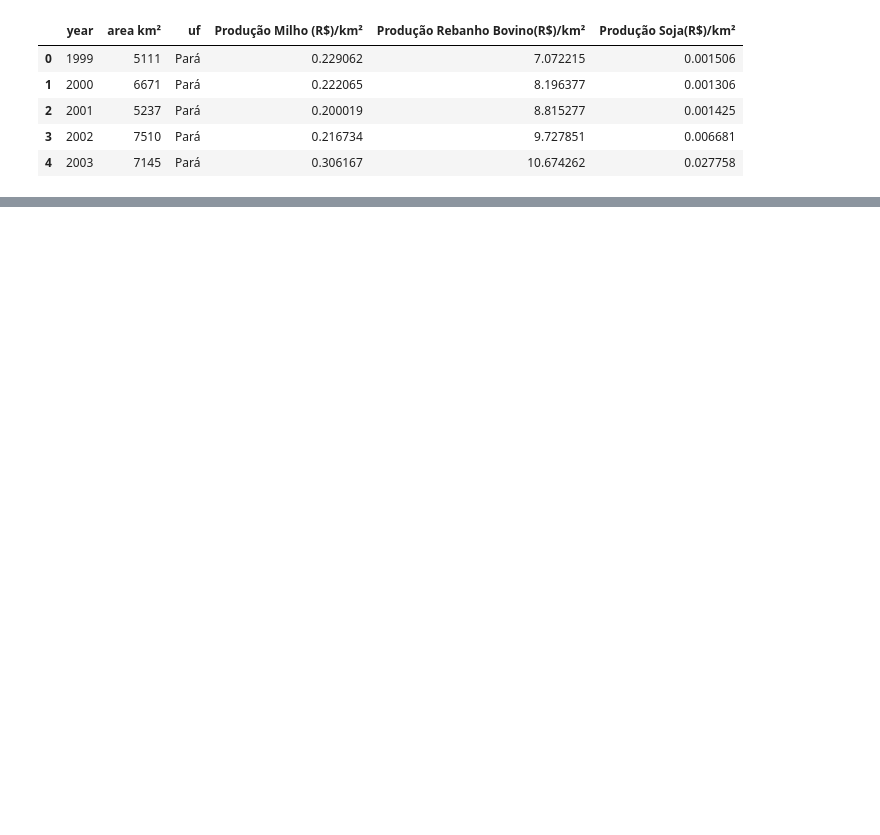
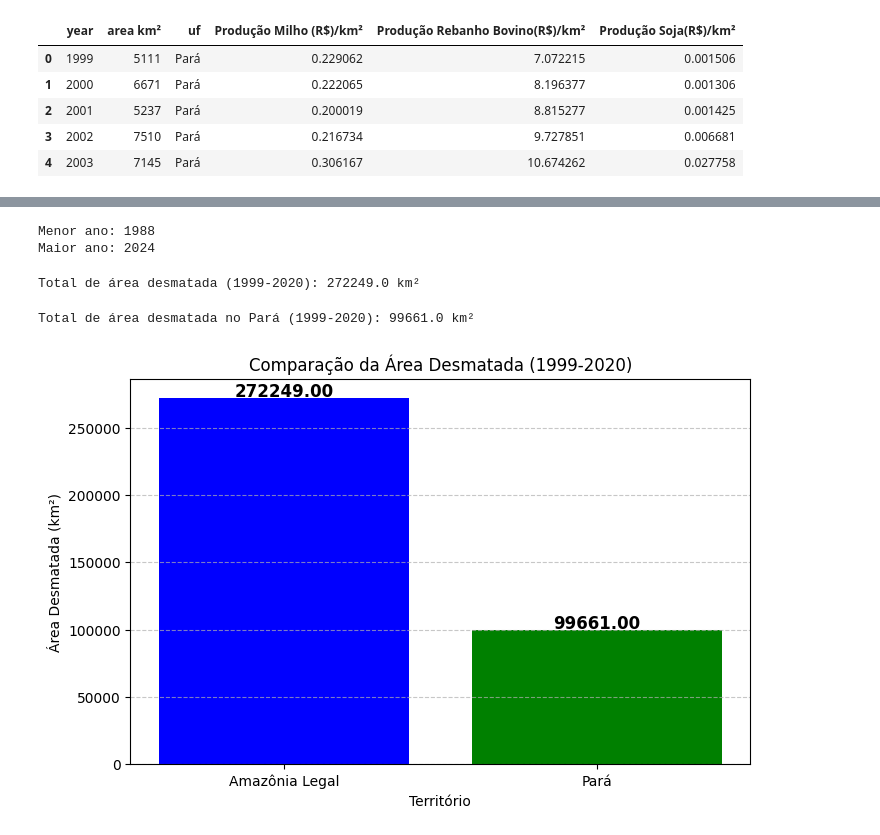
Before and after one commit to LABSensing/LabSesing-case-study, a Jupyter notebook: Impacto Econômico do Milho, Soja e Pecuária no Desmatamento no Pará/index.ipynb, the cells around one changed output, grey strips where cells are left out. Cells and saved outputs as stored; diff of their text form; code cells hidden in the pictures; blank space fills up the shorter version.

```diff
--- a/Impacto Econômico do Milho, Soja e Pecuária no Desmatamento no Pará/index.ipynb
+++ b/Impacto Econômico do Milho, Soja e Pecuária no Desmatamento no Pará/index.ipynb
@@ -690,0 +697,2 @@ df_producao_gado_milho_soja_rs_para_km.head()
+# %%
+df_desmatamento = pd.read_csv("PRODES(DESMATAMENTO)/terrabrasilis_legal_amazon_02_02_2025_taxas_de_desmatamento_estadual_por_ano.csv", delimiter=";", engine="python")
@@ -690,0 +715,4 @@ df_producao_gado_milho_soja_rs_para_km.head()
+# %%
+#Substituir vírgula por ponto na coluna "area km²" e converter para float
+df_desmatamento["area km²"] = df_desmatamento["area km²"].str.replace(".", "", regex=False)  # Remove o ponto separador de milhar
+df_desmatamento["area km²"] = df_desmatamento["area km²"].str.replace(",", ".", regex=False).astype(float)
@@ -690,0 +735,66 @@ df_producao_gado_milho_soja_rs_para_km.head()
+# %%
+menor_ano = df_desmatamento["year"].min()
+maior_ano = df_desmatamento["year"].max()
+
+print(f"Menor ano: {menor_ano}")
+print(f"Maior ano: {maior_ano}")
+# %% [output]
+Menor ano: 1988
+Maior ano: 2024
+# %%
+def acumulador_area_desmatada():
+    # Filtra os dados dentro do intervalo desejado
+    df_filtrado = df_desmatamento[(df_desmatamento["year"] >= 1999) & (df_desmatamento["year"] <= 2020)]
+
+    # Soma a área total desmatada no período
+    total_desmatado = df_filtrado["area km²"].sum()
+
+    return total_desmatado
+
+# Chamando a função e imprimindo o resultado
+print(f"Total de área desmatada (1999-2020): {acumulador_area_desmatada()} km²")
+# %% [output]
+Total de área desmatada (1999-2020): 272249.0 km²
+# %%
+def acumulador_para_desmatado():
+    # Certifique-se de que a coluna "year" está no formato numérico
+    df_desmatamento["year"] = df_desmatamento["year"].astype(int)
+
+    # Filtra os dados para o intervalo de 1999 a 2020 e apenas para o estado do Pará
+    df_filtrado = df_desmatamento[
+        (df_desmatamento["year"] >= 1999) &
+        (df_desmatamento["year"] <= 2020) &
+        (df_desmatamento["uf"] == "Pará")  # Filtra apenas o estado do Pará
+    ]
+
+    # Soma a área total desmatada no Pará no período
+    total_desmatado_para = df_filtrado["area km²"].sum()
+
+    return total_desmatado_para
+
+# Chamando a função e imprimindo o resultado
+print(f"Total de área desmatada no Pará (1999-2020): {acumulador_para_desmatado()} km²")
+# %% [output]
+Total de área desmatada no Pará (1999-2020): 99661.0 km²
+# %%
+# Obtendo os valores das funções
+total_brasil = acumulador_area_desmatada()
+total_para = acumulador_para_desmatado()
+
+# Criando o histograma
+plt.figure(figsize=(8, 5))
+plt.bar(["Amazônia Legal", "Pará"], [total_brasil, total_para], color=["blue", "green"])
+
+# Adicionando rótulos e título
+plt.xlabel("Território")
+plt.ylabel("Área Desmatada (km²)")
+plt.title("Comparação da Área Desmatada (1999-2020)")
+plt.grid(axis="y", linestyle="--", alpha=0.7)
+
+# Exibir os valores exatos em cada barra
+for i, valor in enumerate([total_brasil, total_para]):
+    plt.text(i, valor + 1000, f"{valor:.2f}", ha="center", fontsize=12, fontweight="bold")
+
+plt.show()
+# %% [output]
+[figure, added]
```
Also changed, not shown: parts of 30 cells of this notebook, 5 other files.
